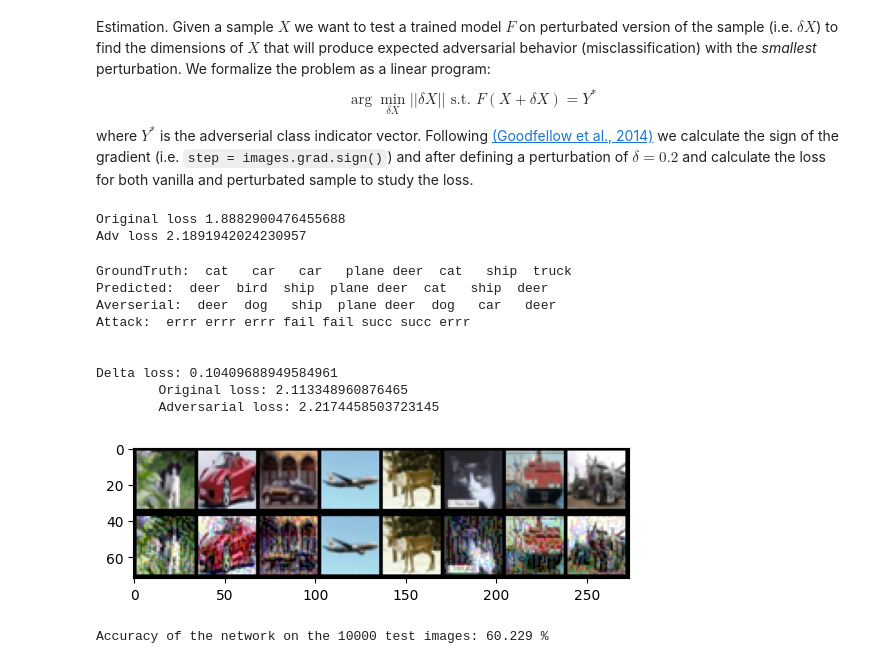
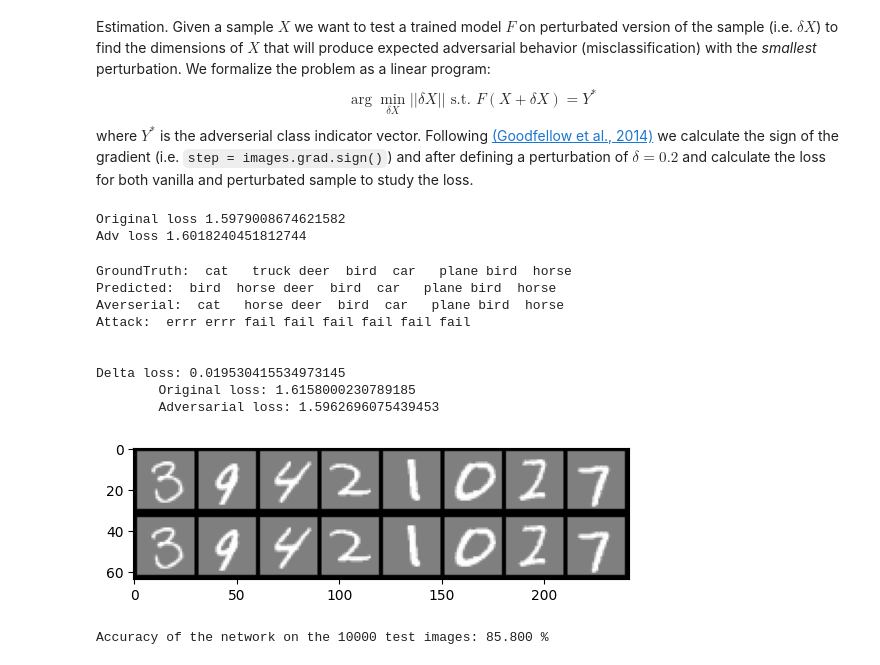
Before and after one commit to DeLnlyMthrLvr/Distillation_experiments, a Jupyter notebook: notebooks/exp_v2_ale.ipynb, the cells around one changed output. Cells and saved outputs as stored; diff of their text form; code cells hidden in the pictures.

Commit message:
Mnist version pipeline

```diff
--- a/notebooks/exp_v2_ale.ipynb
+++ b/notebooks/exp_v2_ale.ipynb
@@ -12,11 +12,11 @@ ssl._create_default_https_context = ssl._create_stdlib_context
 # %%
 from pathlib import Path
 
-dt_p = Path('data/cifar10-32')
+dt_p = Path('data/mnist')
 
 
 batch_size = 128
-n_channels, w, h = 3, 32, 32
+n_channels, w, h = 1, 28, 28
 
 
 classes = ('plane', 'car', 'bird', 'cat',
@@ -26,15 +26,16 @@ n_labels = len(classes)
 
 
 transform = transforms.Compose(
-    [transforms.ToTensor(),
-     transforms.Normalize((0.5, 0.5, 0.5), (0.5, 0.5, 0.5))])
+    [transforms.ToTensor()])
+
+    #  transforms.Normalize((0.5, 0.5, 0.5), (0.5, 0.5, 0.5))
 
 
-trainset = datasets.CIFAR10(root=f'{dt_p.absolute()}/train', train=True,
+trainset = datasets.MNIST(root=f'{dt_p.absolute()}/train', train=True,
                                         download=True, transform=transform)
 trainloader = torch.utils.data.DataLoader(trainset, batch_size=batch_size,
                                           shuffle=True)
-testset = datasets.CIFAR10(root=f'{dt_p.absolute()}/test', train=False,
+testset = datasets.MNIST(root=f'{dt_p.absolute()}/test', train=False,
                                        download=True, transform=transform)
 testloader = torch.utils.data.DataLoader(testset, batch_size=batch_size,
                                          shuffle=False)
@@ -72,12 +73,13 @@ testloader = torch.utils.data.DataLoader(testset, batch_size=batch_size,
 class Net(nn.Module):
     def __init__(self):
         super().__init__()
-        self.conv1 = nn.Conv2d(3, 6, 4, padding=1)
+        self.conv1 = nn.Conv2d(1, 6, 4, padding=1)
         self.conv1b = nn.Conv2d(6, 16, 3)
         self.pool = nn.MaxPool2d(2, 2)
         self.conv2 = nn.Conv2d(16, 32, 3)
         self.conv2b = nn.Conv2d(32, 64, 3)
-        self.fc1 = nn.Linear(64 * 5 * 5, 256)
+        # self.fc1 = nn.Linear(64 * 5 * 5, 256)
+        self.fc1 = nn.Linear(1024, 256)
         self.fc2 = nn.Linear(256, 256)
         self.fc3 = nn.Linear(256, n_labels)
         self.softmax = nn.Softmax(dim=1)
@@ -163,8 +165,8 @@ labels_hat_dist = model(perturbed_image)
 loss = criterion(labels_hat_dist, labels)
 print("Adv loss", loss.item())
 # %% [output]
-Original loss 1.8882900476455688
-Adv loss 2.1891942024230957
+Original loss 1.5979008674621582
+Adv loss 1.6018240451812744
 # %%
 dataiter = iter(trainloader)
 images, labels = next(dataiter)
@@ -205,7 +207,7 @@ print('Predicted: ', ' '.join(org))
 
 step = images.grad.sign()
 
-perturbed_image = images + 0.1*step
+perturbed_image = images + 0.5*step
 perturbed_image = torch.clamp(perturbed_image, 0, 1)
 
 grid_n = utils.make_grid(perturbed_image[:(len(labels)-limit)])
@@ -220,41 +222,41 @@ loss = criterion(labels_hat_dist, labels)
 
 losses.append(loss.item())
 
 _, predicted = torch.max(labels_hat_dist, 1)
 
 adv = [f'{classes[predicted[j]]:5s}'
                               for j in range(len(labels)-(limit))]
 
 
 print('Averserial: ', ' '.join(adv))
 
 
 
 
 
 res = []
 for o, p, a in zip(org, gt, adv):
     if o != p:
         res.append('errr')
     elif o == p and o != a:
         res.append('succ')
     else:
         res.append('fail')
 
 print(f'Attack: ', ' '.join(res))
 print('\n')
 print(f'Delta loss: {np.abs(losses[0]-losses[1])}\n\tOriginal loss: {losses[0]}\n\tAdversarial loss: {losses[1]}')
 # %% [output]
-GroundTruth:  cat   car   car   plane deer  cat   ship  truck
-Predicted:  deer  bird  ship  plane deer  cat   ship  deer
-Averserial:  deer  dog   ship  plane deer  dog   car   deer
-Attack:  errr errr errr fail fail succ succ errr
+GroundTruth:  cat   truck deer  bird  car   plane bird  horse
+Predicted:  bird  horse deer  bird  car   plane bird  horse
+Averserial:  cat   horse deer  bird  car   plane bird  horse
+Attack:  errr errr fail fail fail fail fail fail
 
 
-Delta loss: 0.10409688949584961
-        Original loss: 2.113348960876465
-        Adversarial loss: 2.2174458503723145
+Delta loss: 0.019530415534973145
+        Original loss: 1.6158000230789185
+        Adversarial loss: 1.5962696075439453
-[figure, old version]
+[figure, new version]
 # %%
 correct = 0
 total = 0
@@ -275,4 +277,4 @@ with torch.no_grad():
 
 print(f'Accuracy of the network on the 10000 test images: {np.mean(accuracies):.3f} %')
 # %% [output]
-Accuracy of the network on the 10000 test images: 60.229 %
+Accuracy of the network on the 10000 test images: 85.800 %
```
Also changed, not shown: parts of 1 cell of this notebook.
